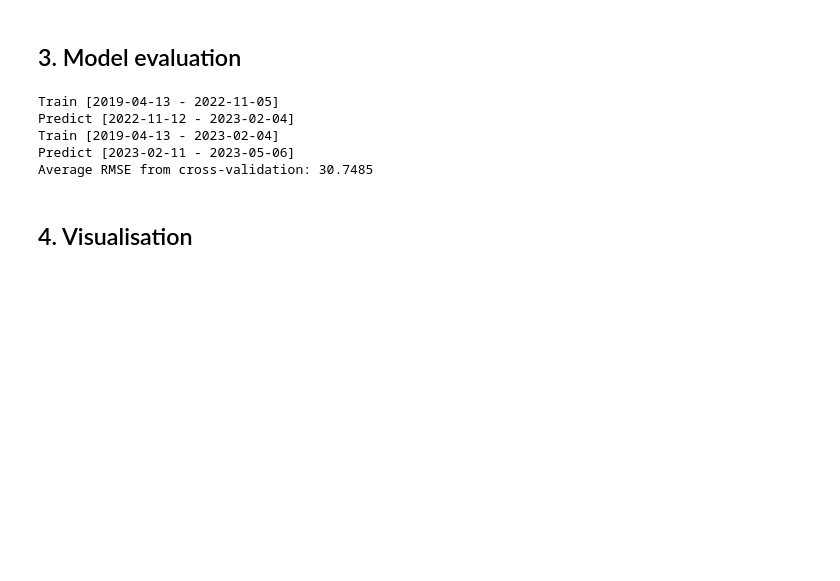
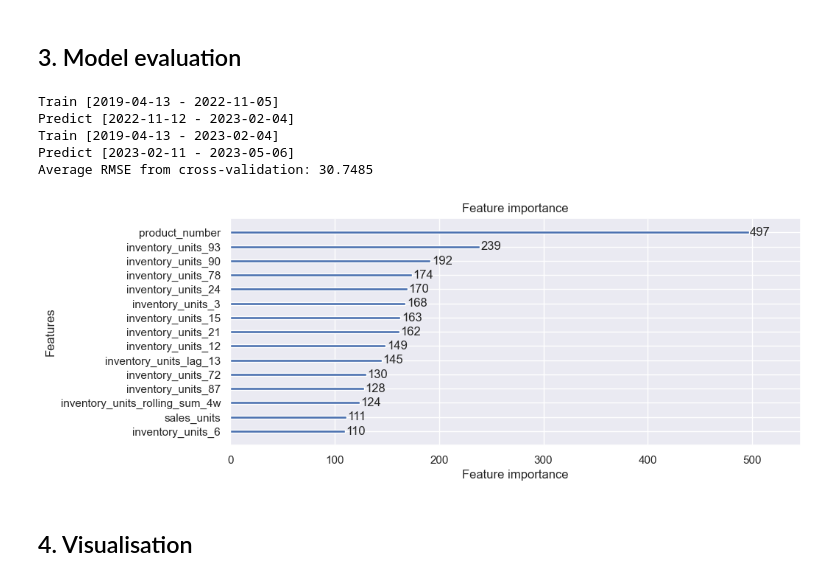
Before and after one commit to giarets/hp_use_case, a Jupyter notebook: 2_model_lightGBM.ipynb, the cells around one changed output. Drawn from its saved outputs; the diff is of its cells as text; code cells hidden in the pictures; blank space fills up the shorter version.

```diff
--- a/2_model_lightGBM.ipynb
+++ b/2_model_lightGBM.ipynb
@@ -205,6 +205,10 @@ Predict [2022-11-12 - 2023-02-04]
 Train [2019-04-13 - 2023-02-04]
 Predict [2023-02-11 - 2023-05-06]
 Average RMSE from cross-validation: 30.7485
+# %%
+fc_model.plot_feature_importance()
+# %% [output]
+[figure, added]
 # %%
 fc_model.train(X_train, y_train)
 fc_model.save_model("./models/lightgbm.pk")
```
Also changed, not shown: 6 other files.
